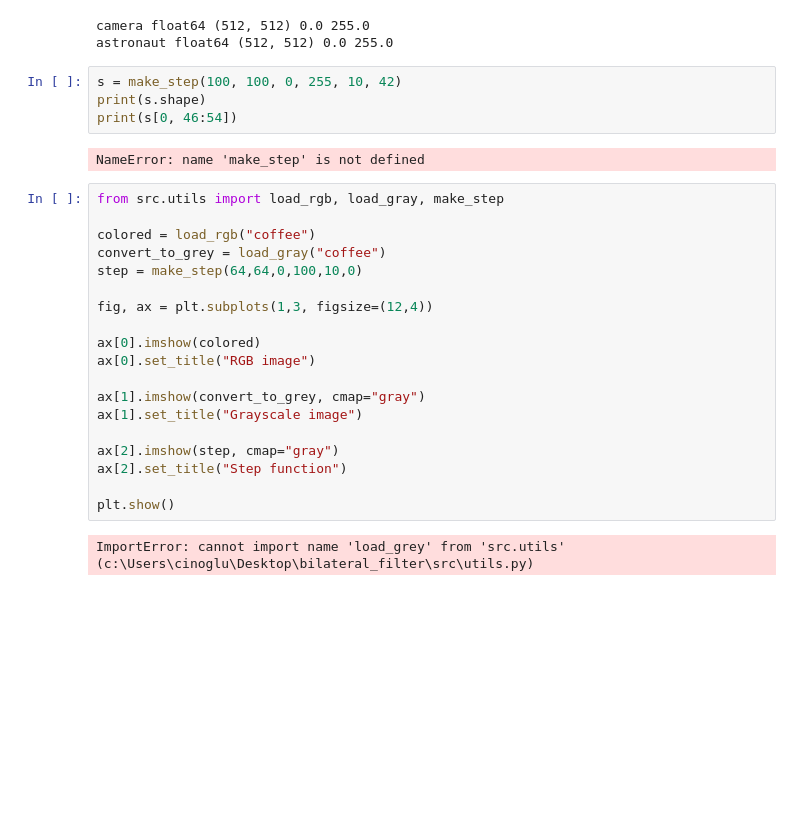
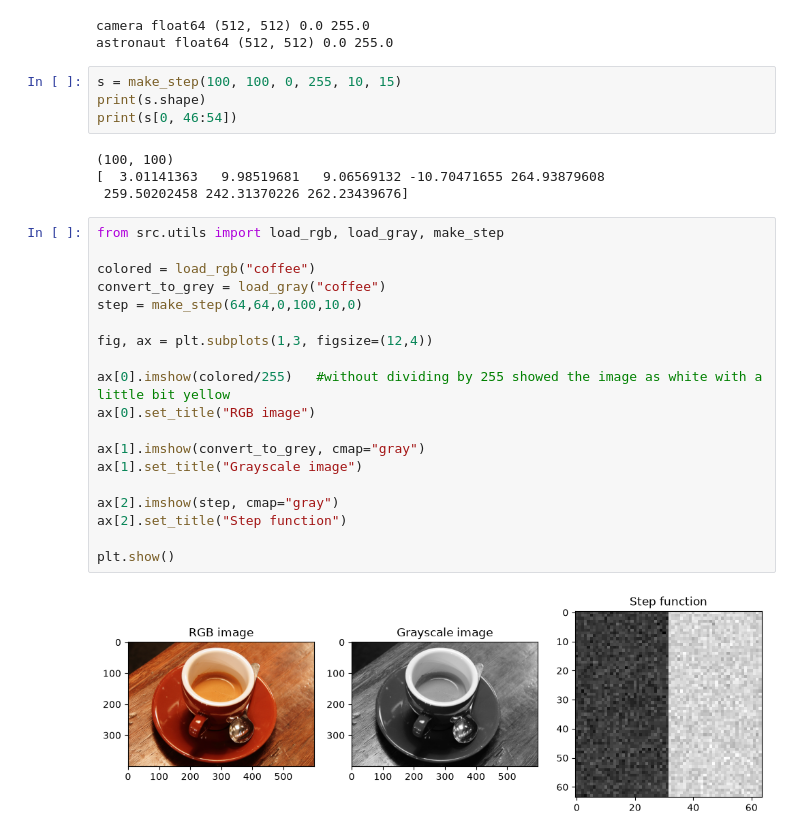
Before and after one commit to yubuci/bilateral_filter, a Jupyter notebook: bilateral_filter.ipynb, the cells around one changed output. Cells and saved outputs as stored; diff of their text form; blank space fills up the shorter version.

Commit message:
K2: add tests and Figure1

```diff
--- a/bilateral_filter.ipynb
+++ b/bilateral_filter.ipynb
@@ -16,29 +13,31 @@ for n in ["camera", "astronaut"]:
 camera float64 (512, 512) 0.0 255.0
 astronaut float64 (512, 512) 0.0 255.0
 # %%
-s = make_step(100, 100, 0, 255, 10, 42)
+s = make_step(100, 100, 0, 255, 10, 15)
 print(s.shape)
 print(s[0, 46:54])
 # %% [output]
-NameError: name 'make_step' is not defined
+(100, 100)
+[  3.01141363   9.98519681   9.06569132 -10.70471655 264.93879608
+ 259.50202458 242.31370226 262.23439676]
 # %%
 from src.utils import load_rgb, load_gray, make_step
 
 colored = load_rgb("coffee")
 convert_to_grey = load_gray("coffee")
 step = make_step(64,64,0,100,10,0)
 
 fig, ax = plt.subplots(1,3, figsize=(12,4))
 
-ax[0].imshow(colored)
+ax[0].imshow(colored/255)   #without dividing by 255 showed the image as white with a little bit yellow
 ax[0].set_title("RGB image")
 
 ax[1].imshow(convert_to_grey, cmap="gray")
 ax[1].set_title("Grayscale image")
 
 ax[2].imshow(step, cmap="gray")
 ax[2].set_title("Step function")
 
 plt.show()
 # %% [output]
-ImportError: cannot import name 'load_grey' from 'src.utils' (c:\Users\cinoglu\Desktop\bilateral_filter\src\utils.py)
+[figure, added]
```
Also changed, not shown: parts of 5 cells of this notebook, 3 other files.
